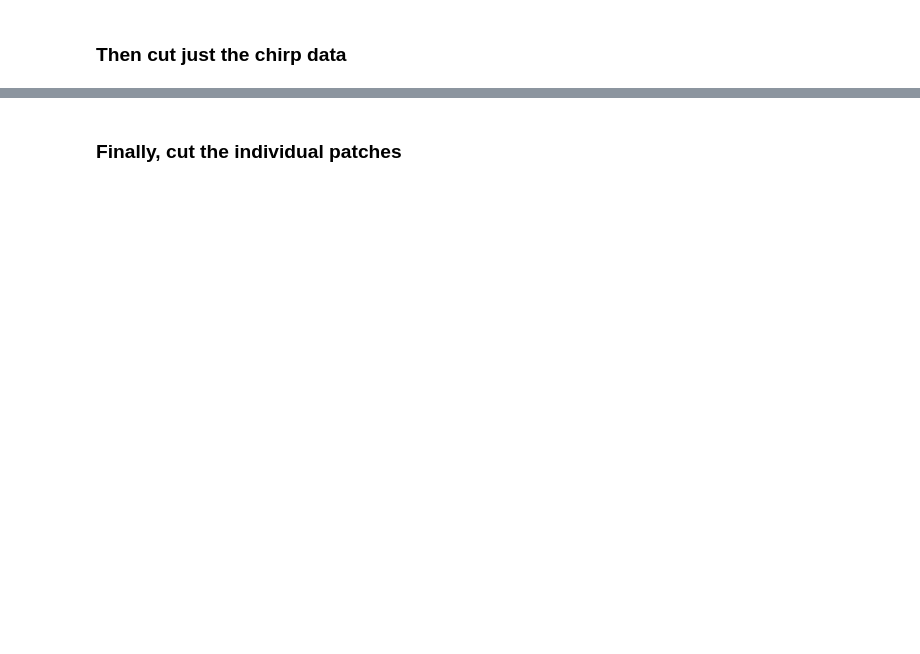
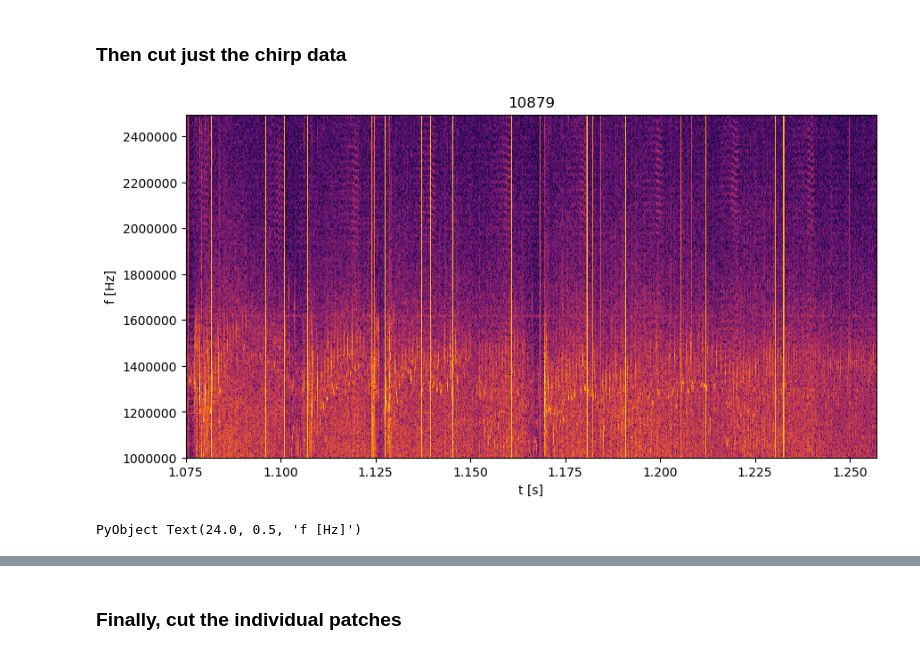
Before and after one commit to vitskvara/AlfvenDetectors.jl, a Jupyter notebook: notebooks/label_patches.ipynb, the cells around one changed output, grey strips where cells are left out. Saved outputs shown, nothing was run; the diff lists cells and outputs as text; code cells hidden in the pictures; blank space fills up the shorter version.

```diff
--- a/notebooks/label_patches.ipynb
+++ b/notebooks/label_patches.ipynb
@@ -36,10 +79,13 @@ pcolormesh(t,f,data,cmap=cmap)
 # %%
 figure(figsize=(10,5))
 title(shotno)
-ylim = [500000,1300000]
-xlim = [1.06, 1.1]
+ylim = [1000000,2500000]
+xlim = [1.075, 1.257]
 yinds = ylim[1] .< f .< ylim[2]
 xinds = xlim[1] .< t .< xlim[2]
 pcolormesh(t[xinds],f[yinds],data[yinds,xinds],cmap=cmap)
 xlabel("t [s]")
 ylabel("f [Hz]")
+# %% [output]
+[figure, added]
+PyObject Text(24.0, 0.5, 'f [Hz]')
```
Also changed, not shown: parts of 13 cells of this notebook, 3 other files.
